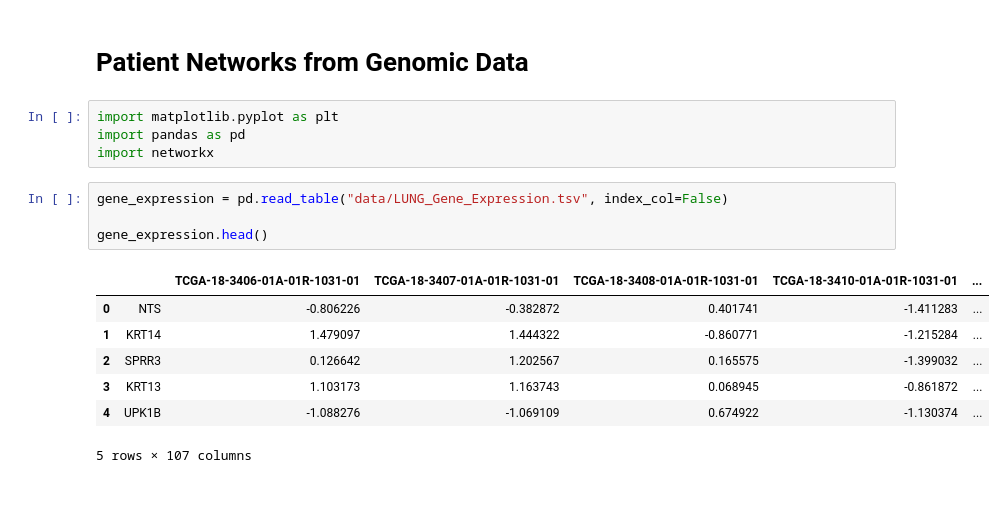
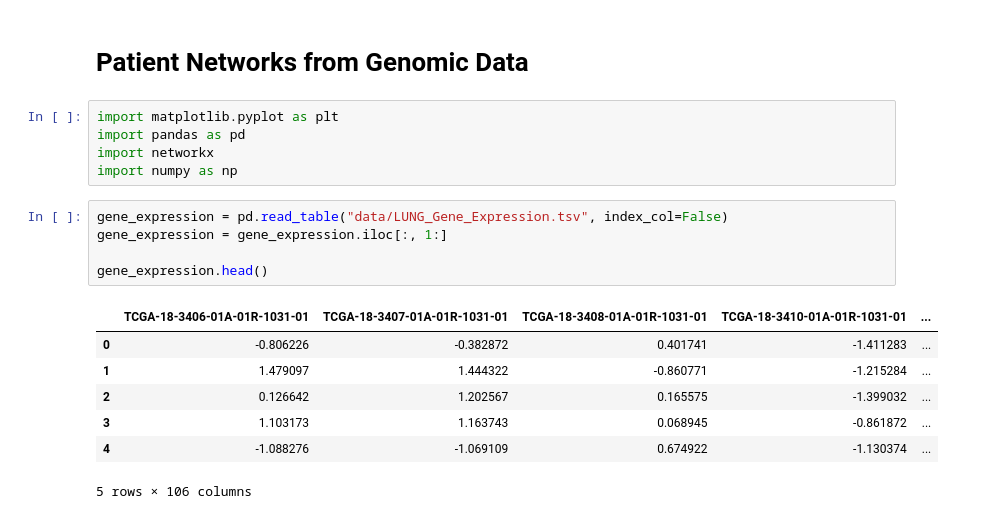
Before and after one commit to Educorreia932/FCUP-BINF, a Jupyter notebook: Assignments/Assignment 6/notebook.ipynb, the cells around one changed output. Drawn from its saved outputs; the diff is of its cells as text.

```diff
--- a/Assignments/Assignment 6/notebook.ipynb
+++ b/Assignments/Assignment 6/notebook.ipynb
@@ -4,17 +4,19 @@
 import matplotlib.pyplot as plt
 import pandas as pd
 import networkx
+import numpy as np
 # %%
 gene_expression = pd.read_table("data/LUNG_Gene_Expression.tsv", index_col=False)
+gene_expression = gene_expression.iloc[:, 1:]
 
 gene_expression.head()
 # %% [output]
-|  |  | TCGA-18-3406-01A-01R-1031-01 | TCGA-18-3407-01A-01R-1031-01 | TCGA-18-3408-01A-01R-1031-01 | TCGA-18-3410-01A-01R-1031-01 | ... |
-| 0 | NTS | -0.806226 | -0.382872 | 0.401741 | -1.411283 | ... |
-| 1 | KRT14 | 1.479097 | 1.444322 | -0.860771 | -1.215284 | ... |
-| 2 | SPRR3 | 0.126642 | 1.202567 | 0.165575 | -1.399032 | ... |
-| 3 | KRT13 | 1.103173 | 1.163743 | 0.068945 | -0.861872 | ... |
-| 4 | UPK1B | -1.088276 | -1.069109 | 0.674922 | -1.130374 | ... |
+|  | TCGA-18-3406-01A-01R-1031-01 | TCGA-18-3407-01A-01R-1031-01 | TCGA-18-3408-01A-01R-1031-01 | TCGA-18-3410-01A-01R-1031-01 | ... |
+| 0 | -0.806226 | -0.382872 | 0.401741 | -1.411283 | ... |
+| 1 | 1.479097 | 1.444322 | -0.860771 | -1.215284 | ... |
+| 2 | 0.126642 | 1.202567 | 0.165575 | -1.399032 | ... |
+| 3 | 1.103173 | 1.163743 | 0.068945 | -0.861872 | ... |
+| 4 | -1.088276 | -1.069109 | 0.674922 | -1.130374 | ... |
-5 rows × 107 columns
+5 rows × 106 columns
 # %%
 methylation = pd.read_table("data/LUNG_Methy_Expression.tsv", index_col=False)
```
Also changed, not shown: parts of 7 cells of this notebook, 1 other file.
